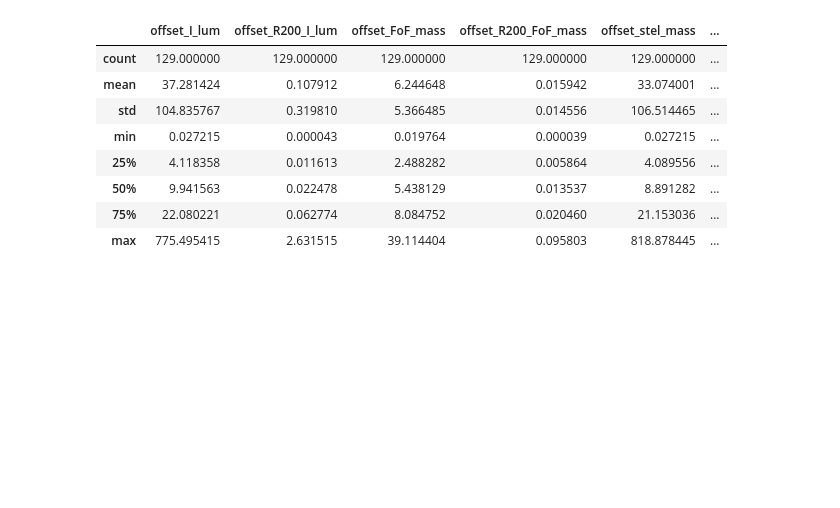
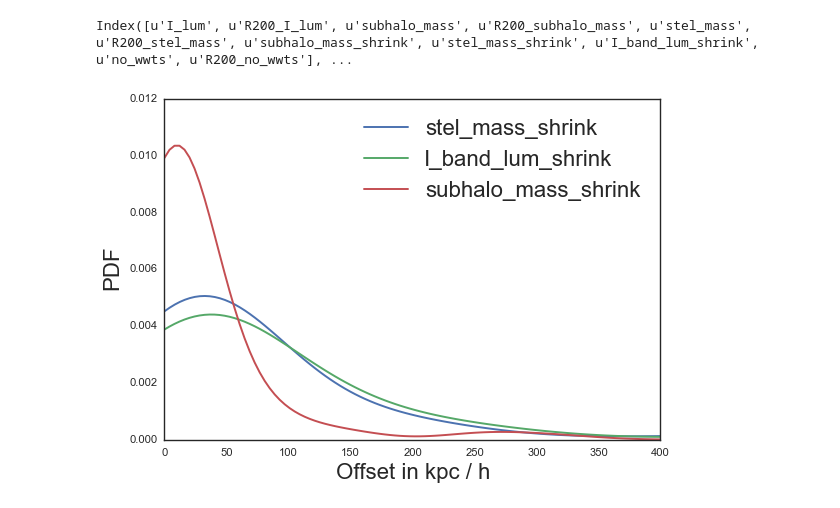
Before and after one commit to karenyyng/galaxy_DM_offset, a Jupyter notebook: code/analyses/compare_offsets_wwts.ipynb, the cells around one changed output. Drawn from its saved outputs; the diff is of its cells as text; code cells hidden in the pictures; blank space fills up the shorter version.

```diff
--- a/code/analyses/compare_offsets_wwts.ipynb
+++ b/code/analyses/compare_offsets_wwts.ipynb
@@ -28,15 +27,18 @@ for axTemp in axArray:
 import seaborn as sns
 sns.set_style("white")
 # %%
-df.describe()
+df.keys()
 # %% [output]
-|  | offset_I_lum | offset_R200_I_lum | offset_FoF_mass | offset_R200_FoF_mass | offset_stel_mass | ... |
-| count | 129.000000 | 129.000000 | 129.000000 | 129.000000 | 129.000000 | ... |
-| mean | 37.281424 | 0.107912 | 6.244648 | 0.015942 | 33.074001 | ... |
-| std | 104.835767 | 0.319810 | 5.366485 | 0.014556 | 106.514465 | ... |
-| min | 0.027215 | 0.000043 | 0.019764 | 0.000039 | 0.027215 | ... |
-| 25% | 4.118358 | 0.011613 | 2.488282 | 0.005864 | 4.089556 | ... |
-| 50% | 9.941563 | 0.022478 | 5.438129 | 0.013537 | 8.891282 | ... |
-| 75% | 22.080221 | 0.062774 | 8.084752 | 0.020460 | 21.153036 | ... |
-| max | 775.495415 | 2.631515 | 39.114404 | 0.095803 | 818.878445 | ... |
+Index([u'I_lum', u'R200_I_lum', u'subhalo_mass', u'R200_subhalo_mass', u'stel_mass', u'R200_stel_mass', u'subhalo_mass_shrink', u'stel_mass_shrink', u'I_band_lum_shrink', u'no_wwts', u'R200_no_wwts'], ...
+# %%
+for k in ["stel_mass_shrink", "I_band_lum_shrink", "subhalo_mass_shrink"]:
+    sns.kdeplot(df[k], clip=(0, 400))
+    for item in (ax.get_xticklabels() + ax.get_yticklabels()):
+        item.set_fontsize(15)
+plt.xlabel("Offset in kpc / h", fontsize=20)
+plt.ylabel("PDF", fontsize=20)
+plt.legend(loc='best', frameon=False, fontsize=20)
+ylim = plt.ylim()
+# %% [output]
+[figure, added]
 # %%
```
Also changed, not shown: parts of 7 cells of this notebook, 3 other files.
